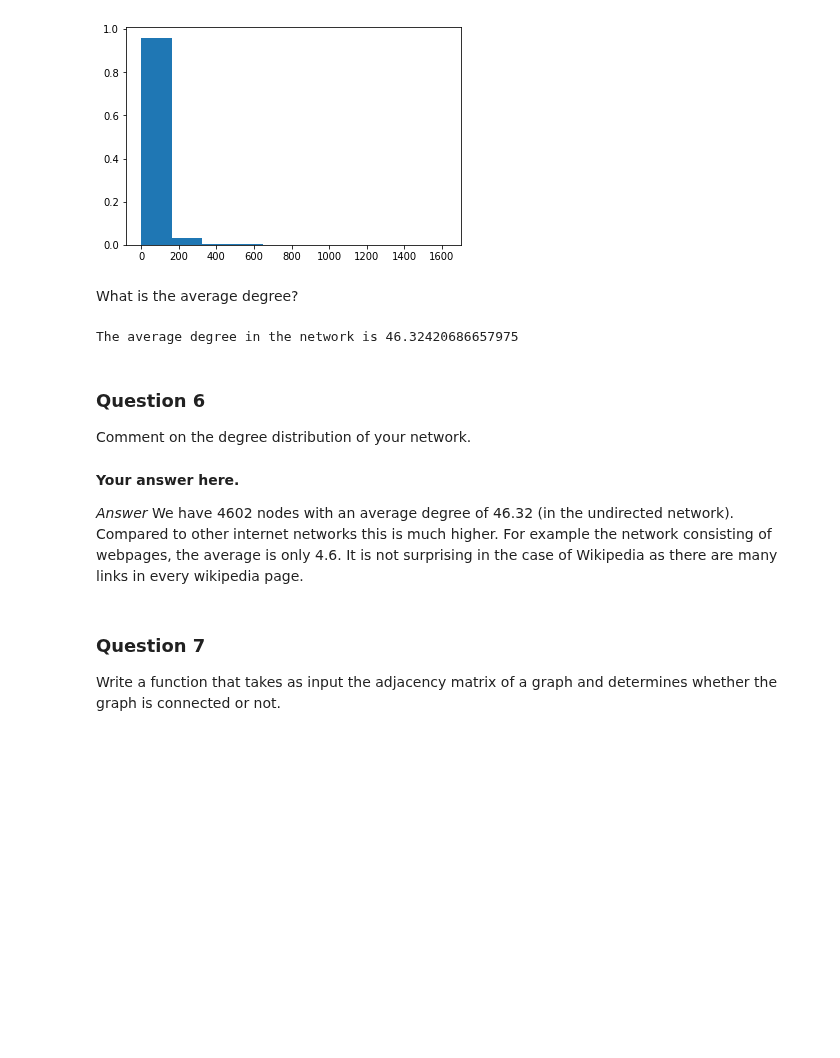
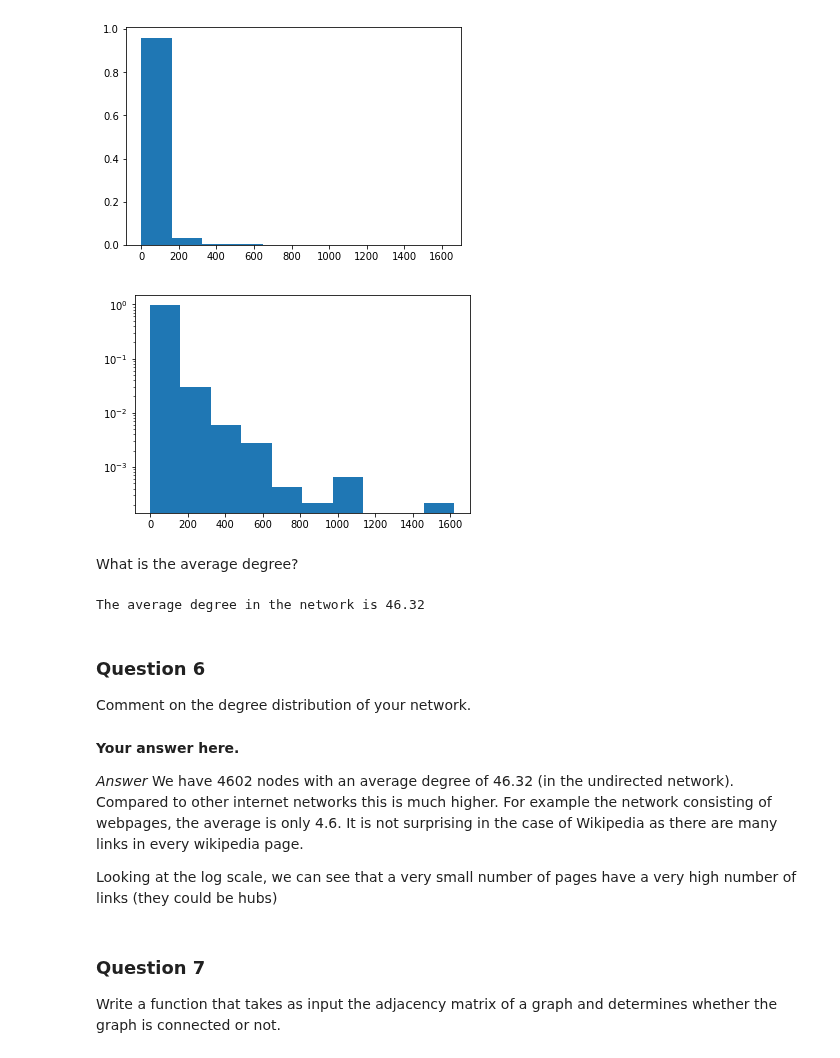
Before and after one commit to isabelaconstantin/wikinet, a Jupyter notebook: milestone1/1_network_properties.ipynb, the cells around one changed output. Drawn from its saved outputs; the diff is of its cells as text; code cells hidden in the pictures; blank space fills up the shorter version.

```diff
--- a/milestone1/1_network_properties.ipynb
+++ b/milestone1/1_network_properties.ipynb
@@ -300,6 +298,11 @@ weights = np.ones_like(degree) / float(n_nodes)
 plt.hist(degree, weights=weights);
 # %% [output]
 [figure]
+# %%
+# for a more informative plot, use log scale
+plt.hist(degree, weights=weights, log=True);
+# %% [output]
+[figure, added]
 # %% [markdown]
 What is the average degree?
 # %%
@@ -308,9 +311,9 @@ L_undirected= np.sum(adjacency_undirected)/2
 # We compute the number of links in the undirected case as this will differ from the directed case
 
 
-print ('The average degree in the network is ' + str(2*L_undirected/n_nodes))
+print ('The average degree in the network is {:.2f}'.format(2*L_undirected/n_nodes))
 # %% [output]
-The average degree in the network is 46.32420686657975
+The average degree in the network is 46.32
 # %% [markdown]
 ### Question 6
 
@@ -320,6 +323,8 @@ Comment on the degree distribution of your network.
 
 *Answer*
 We have 4602 nodes with an average degree of 46.32 (in the undirected network). Compared to other internet networks this is much higher. For example the network consisting of webpages, the average is only 4.6. It is not surprising in the case of Wikipedia as there are many links in every wikipedia page.
+
+Looking at the log scale, we can see that a very small number of pages have a very high number of links (they could be hubs)
 # %% [markdown]
 ### Question 7
 
```
Also changed, not shown: parts of 25 cells of this notebook.
